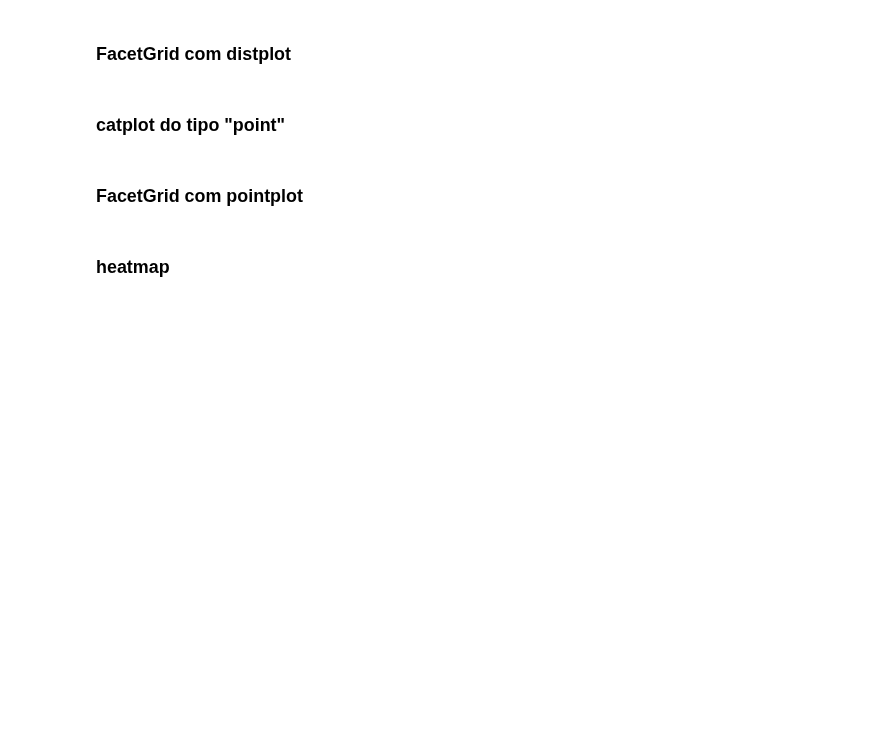
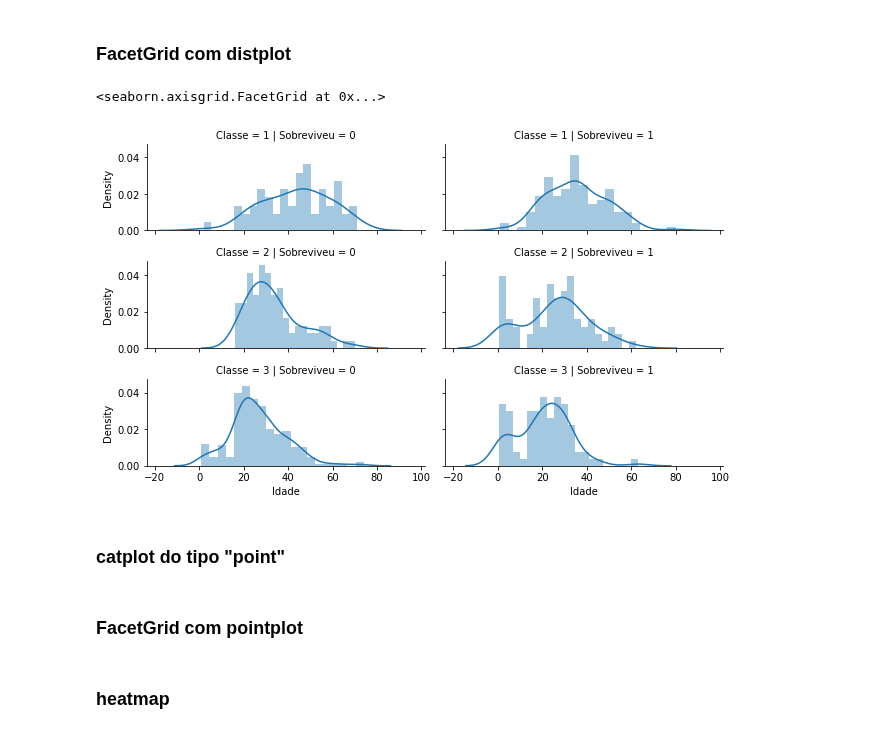
Before and after one commit to lucasabrantes1/studySpace, a Jupyter notebook: Udemy/DataScienceeMachineLearningcomEstatísticaePython/05 - Visualizacao de Dados/Visualização de Dados - Vazio.ipynb, the cells around one changed output. Cells and saved outputs as stored; diff of their text form; code cells hidden in the pictures; blank space fills up the shorter version.

```diff
--- a/Udemy/DataScienceeMachineLearningcomEstatísticaePython/05 - Visualizacao de Dados/Visualização de Dados - Vazio.ipynb
+++ b/Udemy/DataScienceeMachineLearningcomEstatísticaePython/05 - Visualizacao de Dados/Visualização de Dados - Vazio.ipynb
@@ -160,5 +172,11 @@ g = sns.FacetGrid(data, col='Sobreviveu', row='Sexo', margin_titles=True)
 # %% [markdown]
 ### FacetGrid com distplot
+# %%
+g = sns.FacetGrid(data, col='Sobreviveu', row='Classe', height=1.8, aspect=2.5)
+g.map(sns.distplot, 'Idade', bins=20)
+# %% [output]
+<seaborn.axisgrid.FacetGrid at 0x...>
+[figure, added]
 # %% [markdown]
 ### catplot do tipo "point"
 # %% [markdown]
```
Also changed, not shown: parts of 2 cells of this notebook.
